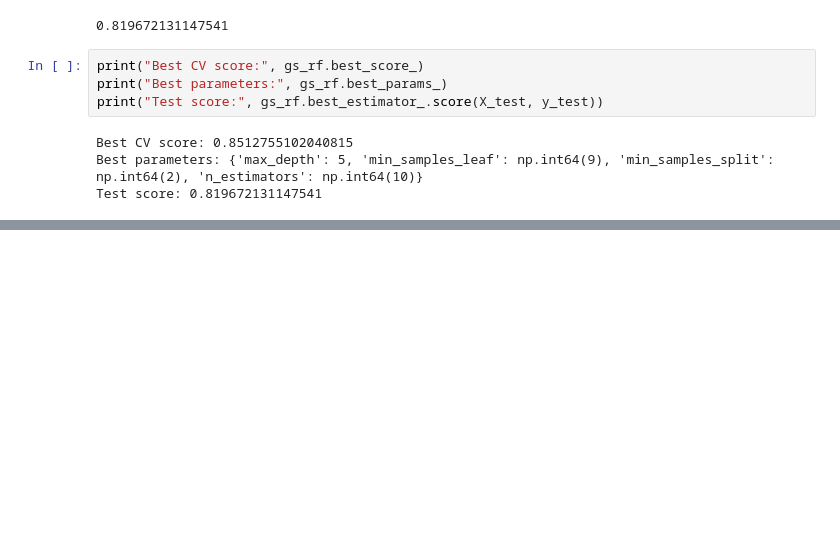
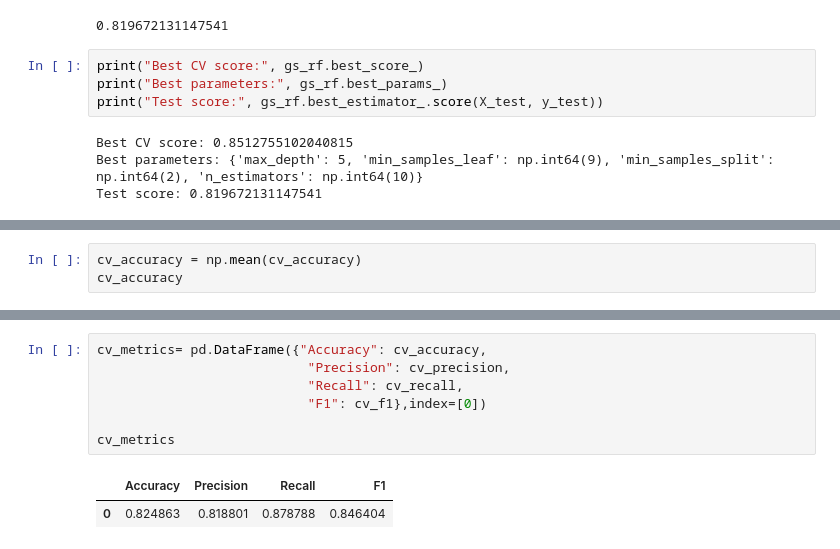
Before and after one commit to Saumyakhushlani/Heart-disease-Prediction-Model, a Jupyter notebook: end-to-end-heart-disease-classification.ipynb, the cells around one changed output, grey strips where cells are left out. Drawn from its saved outputs; the diff is of its cells as text; blank space fills up the shorter version.

```diff
--- a/end-to-end-heart-disease-classification.ipynb
+++ b/end-to-end-heart-disease-classification.ipynb
@@ -713,0 +856,3 @@ Test score: 0.819672131147541
+# %%
+cv_accuracy = np.mean(cv_accuracy)
+cv_accuracy
@@ -713,0 +885,10 @@ Test score: 0.819672131147541
+# %%
+cv_metrics= pd.DataFrame({"Accuracy": cv_accuracy,
+                           "Precision": cv_precision,
+                           "Recall": cv_recall,
+                           "F1": cv_f1},index=[0])
+
+cv_metrics
+# %% [output]
+|  | Accuracy | Precision | Recall | F1 |
+| 0 | 0.824863 | 0.818801 | 0.878788 | 0.846404 |
```
Also changed, not shown: parts of 27 cells of this notebook.
